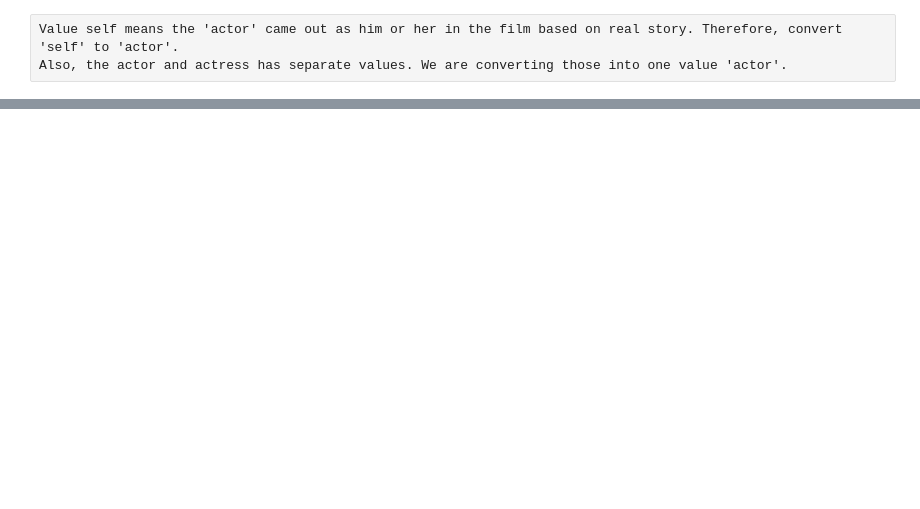
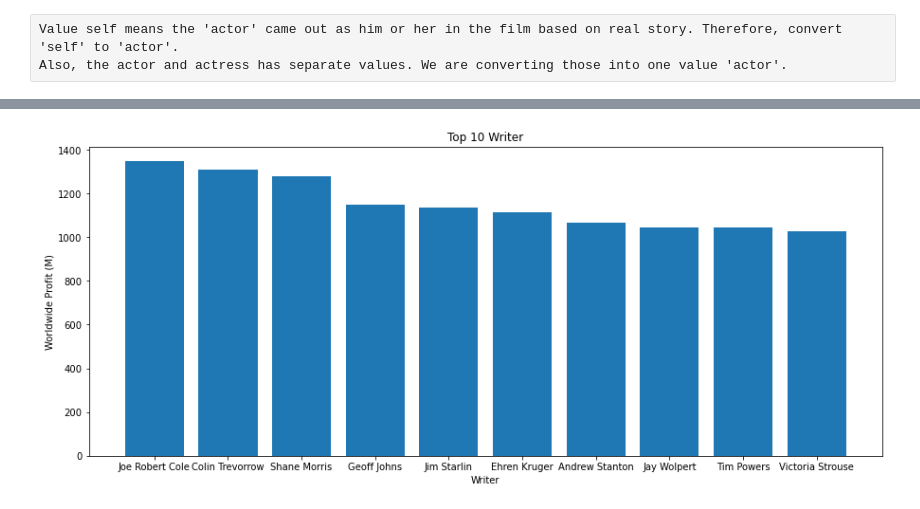
Before and after one commit to Jyve00/Microsoft_Movie_Project, a Jupyter notebook: Data Join Visualization.ipynb, the cells around one changed output, grey strips where cells are left out. Saved outputs shown, nothing was run; the diff lists cells and outputs as text; code cells hidden in the pictures; blank space fills up the shorter version.

```diff
--- a/Data Join Visualization.ipynb
+++ b/Data Join Visualization.ipynb
@@ -457,24 +872,26 @@ plt.savefig('Top 10 Actors.png')
 # %%
 # Create the dataframe that only contains job = writer
 df_writer = df_merged.loc[df_merged['job'] == 'writer']
 # Create the data by grouping name of the writer by the average worldwide gross profit
-profit_writer = df_writer.groupby(['primary_name']).worldwide_gross.mean()/(10**6)
+profit_writer = df_writer.groupby(['primary_name']).worldwide_gross.mean()
 
 profit_writer = profit_writer.sort_values(ascending = False)
 profit_writer = profit_writer.nlargest(n=10)
 # Create a figure and axis
 fig, ax = plt.subplots(figsize=(15,6))
 # Set x and y data
 x = profit_writer.index
 y = profit_writer.values
 # Create bar chart
 ax.bar(x, y)
 # Set title and labels
 ax.set_title('Top 10 Writer')
 ax.set_xlabel('Writer')
 ax.set_ylabel('Worldwide Profit (M)')
 # Save figure
 plt.savefig('Top 10 Writers.png')
+# %% [output]
+[figure, added]
 # %%
 t_m = pd.read_csv('tmdb.movies.csv')
 t_m
```
Also changed, not shown: parts of 63 cells of this notebook.
